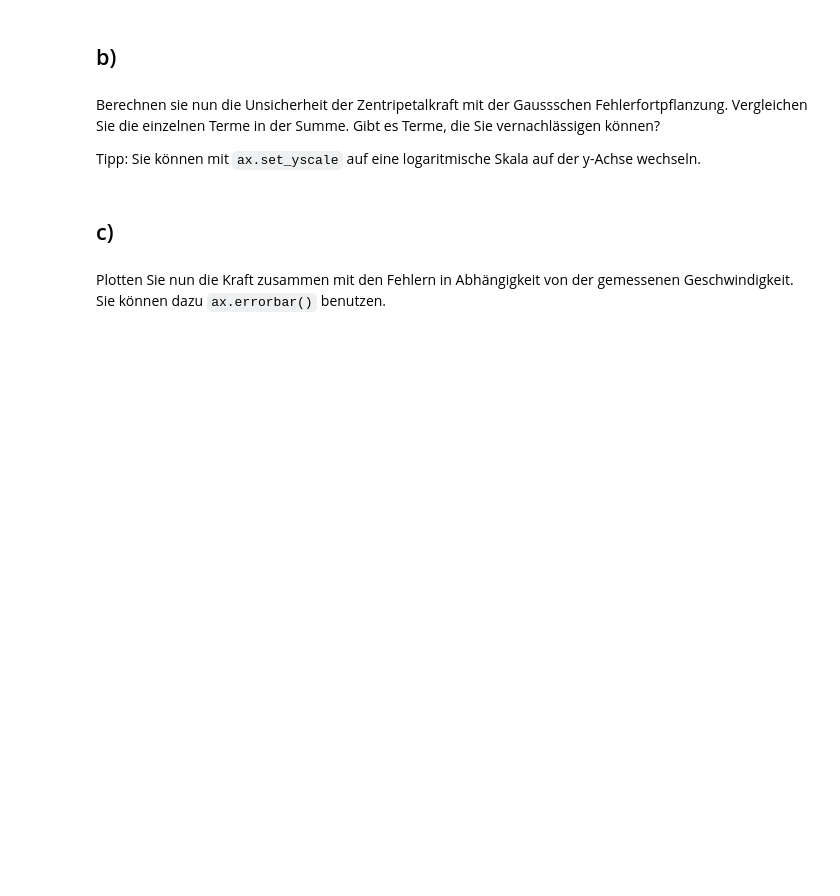
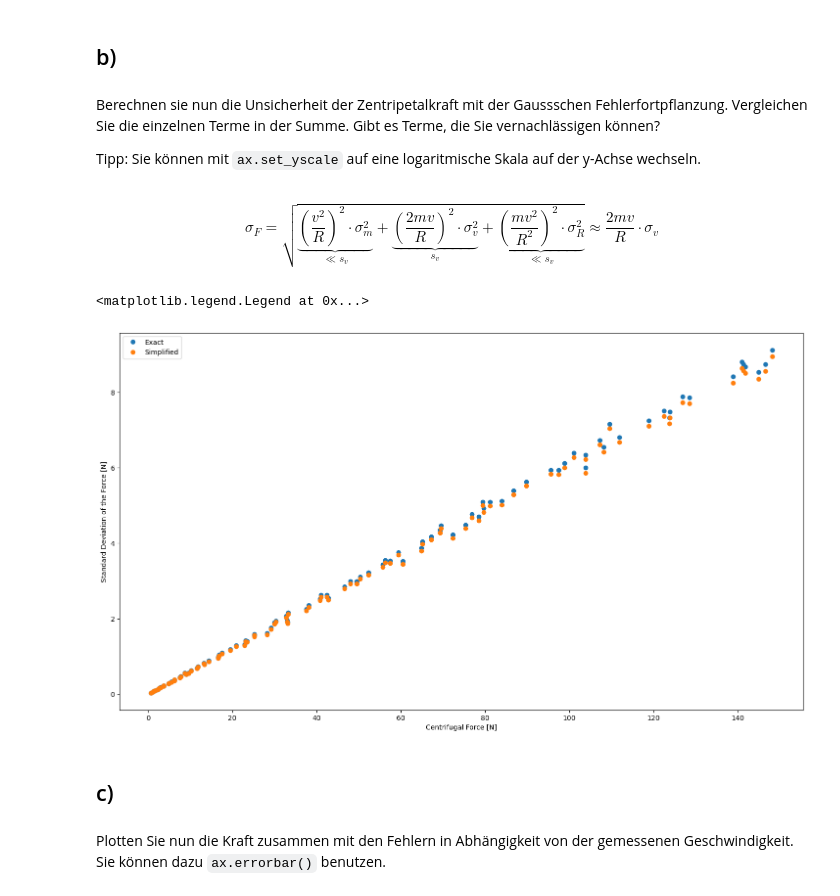
Before and after one commit to fflopsi/datenanalyse, a Jupyter notebook: exercises/04/Aufgabenlatt_4.ipynb, the cells around one changed output. Drawn from its saved outputs; the diff is of its cells as text; code cells hidden in the pictures; blank space fills up the shorter version.

```diff
--- a/exercises/04/Aufgabenlatt_4.ipynb
+++ b/exercises/04/Aufgabenlatt_4.ipynb
@@ -64,12 +99,35 @@ $m$  | $R$
 ## a)
 # %% [markdown]
 Laden Sie zuerst den Datensatz.
+# %%
+data = np.loadtxt('Geschwindigkeiten.txt', comments='#', delimiter=' ')
+m = 0.1
+m_std = 0.001
+R = 0.15
+R_std = 0.001
+v = data[0]
+v_std = data[1]
 # %% [markdown]
 ## b)
 # %% [markdown]
 Berechnen sie nun die Unsicherheit der Zentripetalkraft mit der Gaussschen Fehlerfortpflanzung. Vergleichen Sie die einzelnen Terme in der Summe. Gibt es Terme, die Sie vernachlässigen können?
 
 Tipp: Sie können mit `ax.set_yscale` auf eine logaritmische Skala auf der y-Achse wechseln.
+# %% [markdown]
+$$\sigma_F = \sqrt{\underbrace{\left( \frac{v^2}{R} \right)^2 \cdot \sigma_m^2}_{\ll s_v} + \underbrace{\left( \frac{2mv}{R} \right)^2 \cdot \sigma_v^2}_{s_v} + \underbrace{\left( \frac{mv^2}{R^2} \right)^2 \cdot \sigma_R^2}_{\ll s_v}} \approx \frac{2mv}{R} \cdot \sigma_v$$
+# %%
+F = (m * v**2) / R
+F_std = np.sqrt((v**2/R)**2 * m_std**2 + (2*m*v/R)**2 * v_std**2 + (m*v**2/R**2)**2 * R_std**2)
+F_std_s = 2*m*v*v_std/R
+fig, ax = plt.subplots(figsize=(18,10))
+ax.set_xlabel('Centrifugal Force [N]')
+ax.set_ylabel('Standard Deviation of the Force [N]')
+ax.plot(F, F_std, 'o', label='Exact')
+ax.plot(F, F_std_s, 'o', label='Simplified')
+ax.legend()
+# %% [output]
+<matplotlib.legend.Legend at 0x...>
+[figure, added]
 # %% [markdown]
 ## c)
 # %% [markdown]
```
Also changed, not shown: parts of 9 cells of this notebook.
